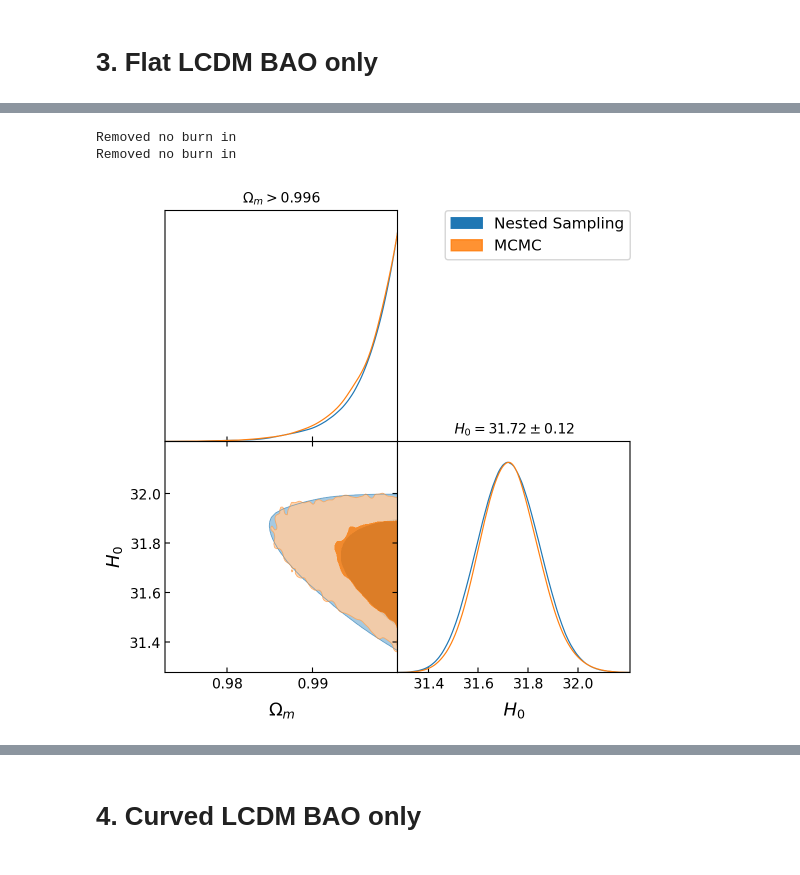
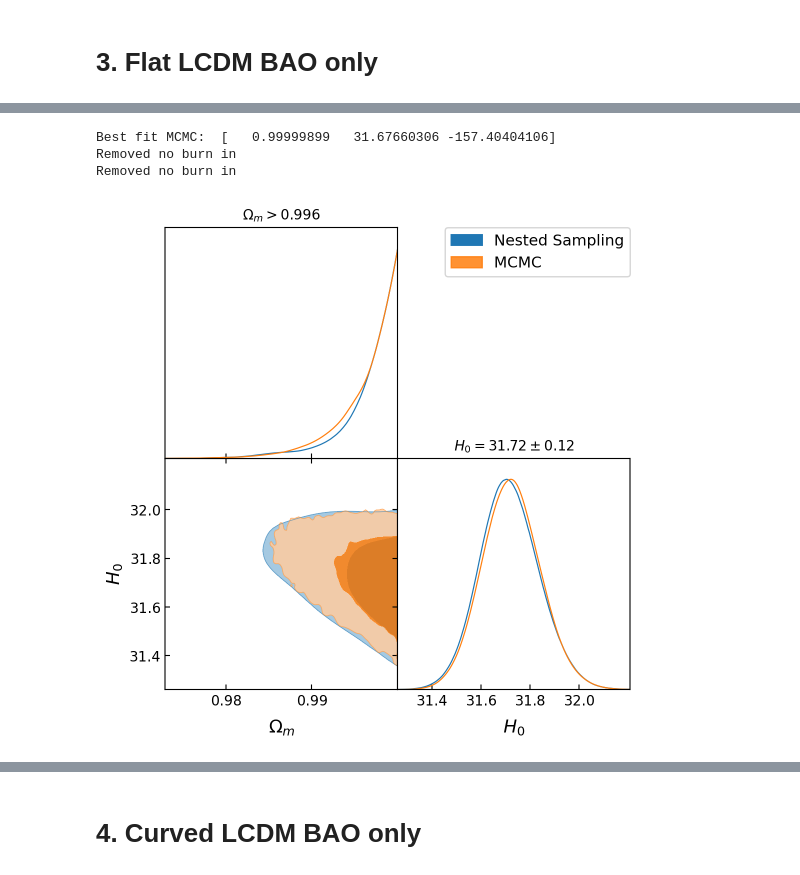
Before and after one commit to john1256/KASI_Ms, a Jupyter notebook: 2025/Field_research/Midterm_proj2_nested.ipynb, the cells around one changed output, grey strips where cells are left out. Cells and saved outputs as stored; diff of their text form; code cells hidden in the pictures.

```diff
--- a/2025/Field_research/Midterm_proj2_nested.ipynb
+++ b/2025/Field_research/Midterm_proj2_nested.ipynb
@@ -108,11 +142,12 @@ burn_in = 1000
 MCMC_fin = np.concatenate((results[0][:, burn_in:], results[1][:, burn_in:], results[2][:, burn_in:], results[3][:, burn_in:]), axis=1)
 Best_fit = MCMC_fin[:,np.argmax(MCMC_fin[-1])]
 print('Best fit MCMC: ', Best_fit)
+Loglike = MCMC_fin[-1].T
 MCMC_fin =  MCMC_fin[:-1].T
 
 names = ['Omegam', 'H0']; savetitle = 'nested_BAO_flat'
 sample = MCSamples(samples=data.samples, weights=data.weights,ranges = {'Omegam' :  (None, 1.)}, names=names, labels=labels)
-sampleMCMC = MCSamples(samples=MCMC_fin, ranges = {'Omegam' :  (None, 1.)}, names=names, labels=labels)
+sampleMCMC = MCSamples(samples=MCMC_fin, loglikes = -Loglike, ranges = {'Omegam' :  (None, 1.)}, names=names, labels=labels)
 savetitle = 'nested_BAO_flat'
 g = plots.get_subplot_plotter(width_inch=6)
 g.triangle_plot([sample, sampleMCMC], filled=True, title_limit=1, legend_labels = ['Nested Sampling', 'MCMC'],
@@ -124,3 +159,4 @@ WARNING:root:outlier fraction 0.010589013898080741
+Best fit MCMC:  [   0.99999899   31.67660306 -157.40404106]
 Removed no burn in
 Removed no burn in
-[figure, old version]
+[figure, new version]
```
Also changed, not shown: parts of 14 cells of this notebook, 2 other files.
